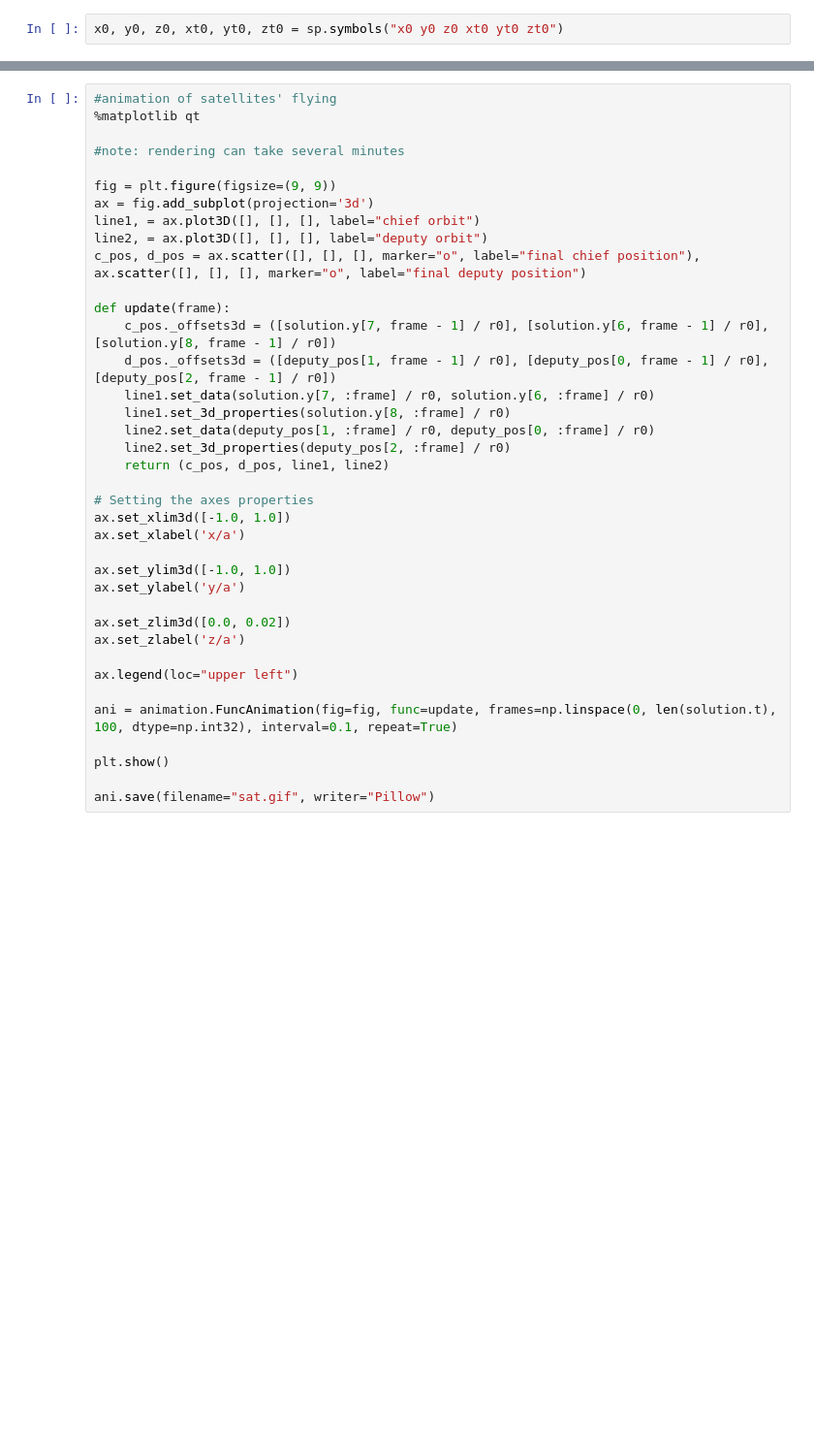
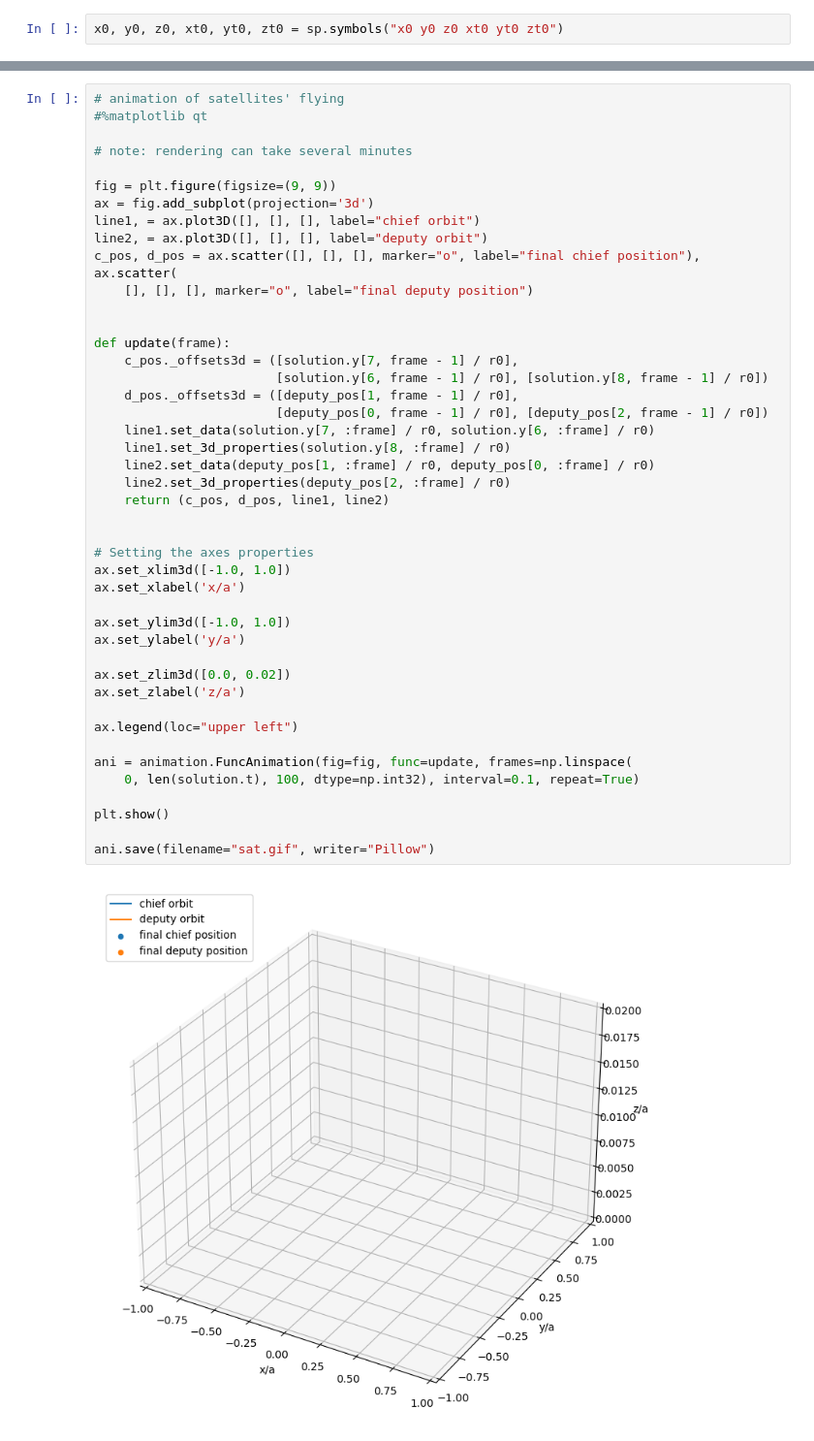
Before and after one commit to A1rsenij/Spacecraft-control, a Jupyter notebook: sff.ipynb, the cells around one changed output, grey strips where cells are left out. Shown at 97% size. Drawn from its saved outputs; the diff is of its cells as text; blank space fills up the shorter version.

```diff
--- a/sff.ipynb
+++ b/sff.ipynb
@@ -447,40 +496,47 @@ plt.show()
 # %%
-#animation of satellites' flying
-%matplotlib qt
+# animation of satellites' flying
+#%matplotlib qt
 
-#note: rendering can take several minutes
+# note: rendering can take several minutes
 
 fig = plt.figure(figsize=(9, 9))
 ax = fig.add_subplot(projection='3d')
 line1, = ax.plot3D([], [], [], label="chief orbit")
 line2, = ax.plot3D([], [], [], label="deputy orbit")
-c_pos, d_pos = ax.scatter([], [], [], marker="o", label="final chief position"),  ax.scatter([], [], [], marker="o", label="final deputy position")
+c_pos, d_pos = ax.scatter([], [], [], marker="o", label="final chief position"),  ax.scatter(
+    [], [], [], marker="o", label="final deputy position")
+
 
 def update(frame):
-    c_pos._offsets3d = ([solution.y[7, frame - 1] / r0], [solution.y[6, frame - 1] / r0], [solution.y[8, frame - 1] / r0])
-    d_pos._offsets3d = ([deputy_pos[1, frame - 1] / r0], [deputy_pos[0, frame - 1] / r0], [deputy_pos[2, frame - 1] / r0])
+    c_pos._offsets3d = ([solution.y[7, frame - 1] / r0],
+                        [solution.y[6, frame - 1] / r0], [solution.y[8, frame - 1] / r0])
+    d_pos._offsets3d = ([deputy_pos[1, frame - 1] / r0],
+                        [deputy_pos[0, frame - 1] / r0], [deputy_pos[2, frame - 1] / r0])
     line1.set_data(solution.y[7, :frame] / r0, solution.y[6, :frame] / r0)
     line1.set_3d_properties(solution.y[8, :frame] / r0)
     line2.set_data(deputy_pos[1, :frame] / r0, deputy_pos[0, :frame] / r0)
     line2.set_3d_properties(deputy_pos[2, :frame] / r0)
     return (c_pos, d_pos, line1, line2)
+
 
 # Setting the axes properties
 ax.set_xlim3d([-1.0, 1.0])
 ax.set_xlabel('x/a')
 
 ax.set_ylim3d([-1.0, 1.0])
 ax.set_ylabel('y/a')
 
 ax.set_zlim3d([0.0, 0.02])
 ax.set_zlabel('z/a')
 
 ax.legend(loc="upper left")
 
-ani = animation.FuncAnimation(fig=fig, func=update, frames=np.linspace(0, len(solution.t), 100, dtype=np.int32), interval=0.1, repeat=True)
+ani = animation.FuncAnimation(fig=fig, func=update, frames=np.linspace(
+    0, len(solution.t), 100, dtype=np.int32), interval=0.1, repeat=True)
 
 plt.show()
 
 ani.save(filename="sat.gif", writer="Pillow")
 # %% [output]
+[figure, added]
 MovieWriter Pillow unavailable; using Pillow instead.
```
Also changed, not shown: parts of 13 cells of this notebook, 1 other file.
